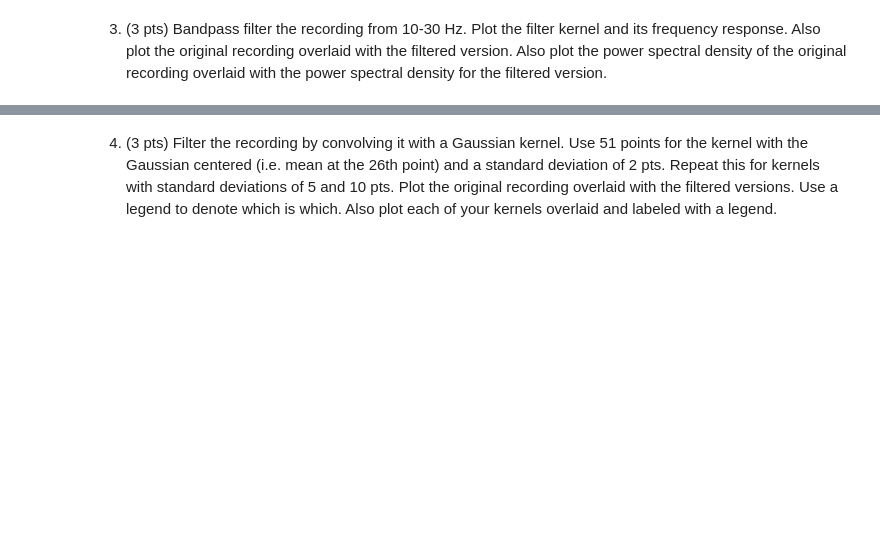
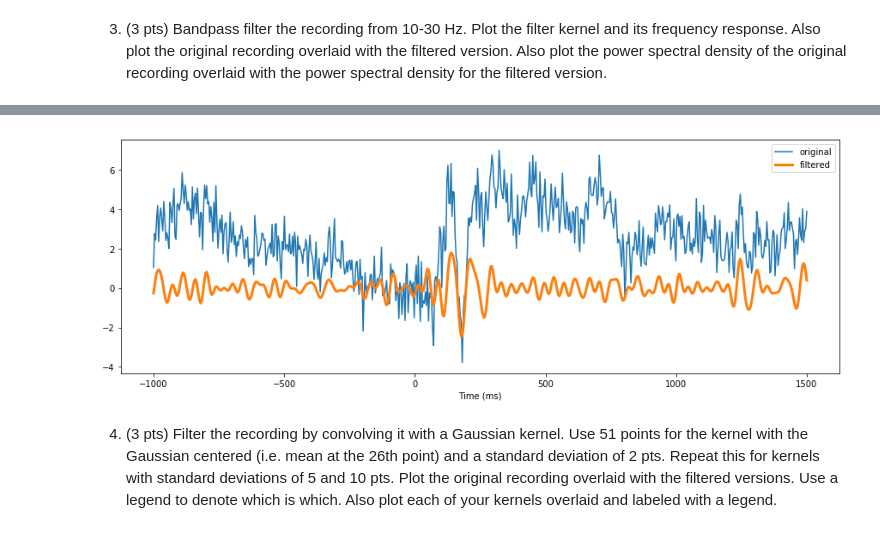
Before and after one commit to marcel-goldschen-ohm/NEU-337-Spring-2020, a Jupyter notebook: homework/homework-Mar-05-timeseries.ipynb, the cells around one changed output, grey strips where cells are left out. Drawn from its saved outputs; the diff is of its cells as text; code cells hidden in the pictures; blank space fills up the shorter version.

```diff
--- a/homework/homework-Mar-05-timeseries.ipynb
+++ b/homework/homework-Mar-05-timeseries.ipynb
@@ -146,2 +185,12 @@ time_ms = np.linspace(-1000, 1500, len(data))
+# %%
+filteredData = np.convolve(data, bandpass, 'same')
+
+plt.figure(figsize=(15,5))
+plt.plot(time_ms, data, label='original')
+plt.plot(time_ms, filteredData, label='filtered', linewidth=3)
+plt.xlabel('Time (ms)')
+plt.legend();
+# %% [output]
+[figure, added]
 # %% [markdown]
 4. (3 pts) Filter the recording by convolving it with a Gaussian kernel. Use 51 points for the kernel with the Gaussian centered (i.e. mean at the 26th point) and a standard deviation of 2 pts. Repeat this for kernels with standard deviations of 5 and 10 pts. Plot the original recording overlaid with the filtered versions. Use a legend to denote which is which. Also plot each of your kernels overlaid and labeled with a legend.
```
Also changed, not shown: parts of 5 cells of this notebook.
